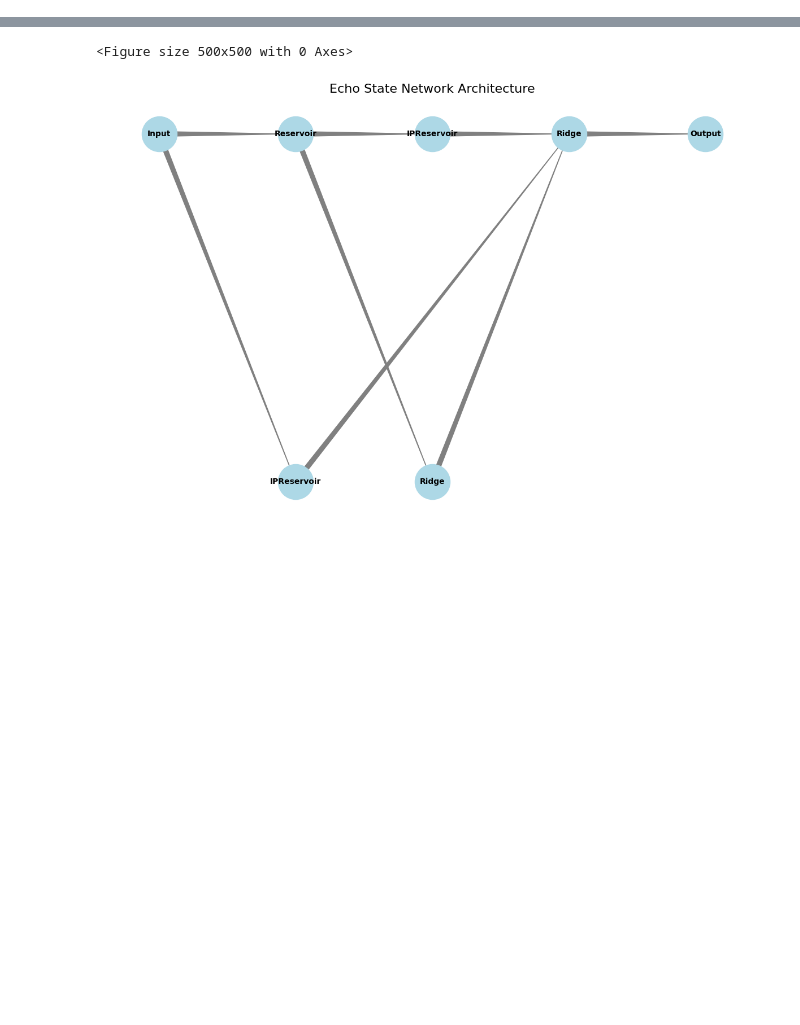
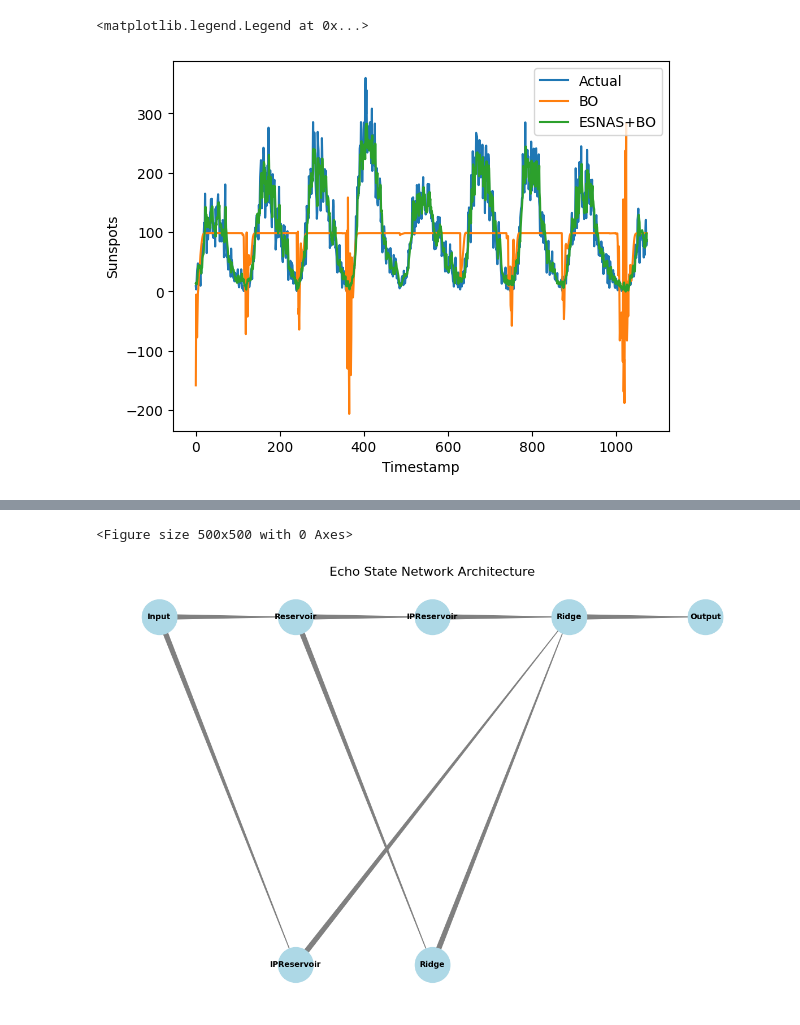
Before and after one commit to aloksGithub/ESN_research, a Jupyter notebook: experiments/temp.ipynb, the cells around one changed output, grey strips where cells are left out. Saved outputs shown, nothing was run; the diff lists cells and outputs as text; code cells hidden in the pictures; blank space fills up the shorter version.

```diff
--- a/experiments/temp.ipynb
+++ b/experiments/temp.ipynb
@@ -2,3 +2,48 @@
 import sys
 import os
 sys.path.append(os.path.abspath('../'))
+# %%
+
+from NAS.error_metrics import r_squared, nrmse
+from NAS.utils import runModel
+from experiments.hybrid import nrmse_sunspots
+from utils import readSavedExperiment
+import matplotlib.pyplot as plt
+import pandas as pd
+import numpy as np
+
+
+def getDataSunspots():
+    sunspots = pd.read_csv("../datasets/Sunspots.csv")
+    data = sunspots.loc[:,"Monthly Mean Total Sunspot Number"].to_numpy()
+    data = np.expand_dims(data, axis=1)
+
+    trainLen = 1600
+    valLen = 500
+    testLen = 1074
+    train_in = data[0:trainLen]
+    train_out = data[0+1:trainLen+1]
+    val_in = data[trainLen:trainLen+valLen]
+    val_out = data[trainLen+1:trainLen+valLen+1]
+    test_in = data[trainLen+valLen:trainLen+valLen+testLen]
+    test_out = data[trainLen+valLen+1:trainLen+valLen+testLen+1]
+    return train_in, train_out, val_in, val_out, test_in, test_out
+
+_, _, _, _, testX, testY = getDataSunspots()
+nrmseErrors = []
+rSquaredValues = []
+bo = readSavedExperiment('../backup_bo/sunspots/backup_{}.obj'.format(4))
+hybrid = readSavedExperiment('../backup_hybrid/sunspots/backup_3.obj')
+model = bo.bestModel
+hybrid_model = hybrid.bestModel
+preds = runModel(model, testX)
+preds_hybrid = runModel(hybrid_model, testX)
+plt.plot(testY)
+plt.plot(preds)
+plt.plot(preds_hybrid)
+plt.xlabel("Timestamp")
+plt.ylabel("Sunspots")
+plt.legend(['Actual', 'BO', 'ESNAS+BO'], loc='upper right')
+# %% [output]
+<matplotlib.legend.Legend at 0x...>
+[figure, added]
```
Also changed, not shown: parts of 5 cells of this notebook.
